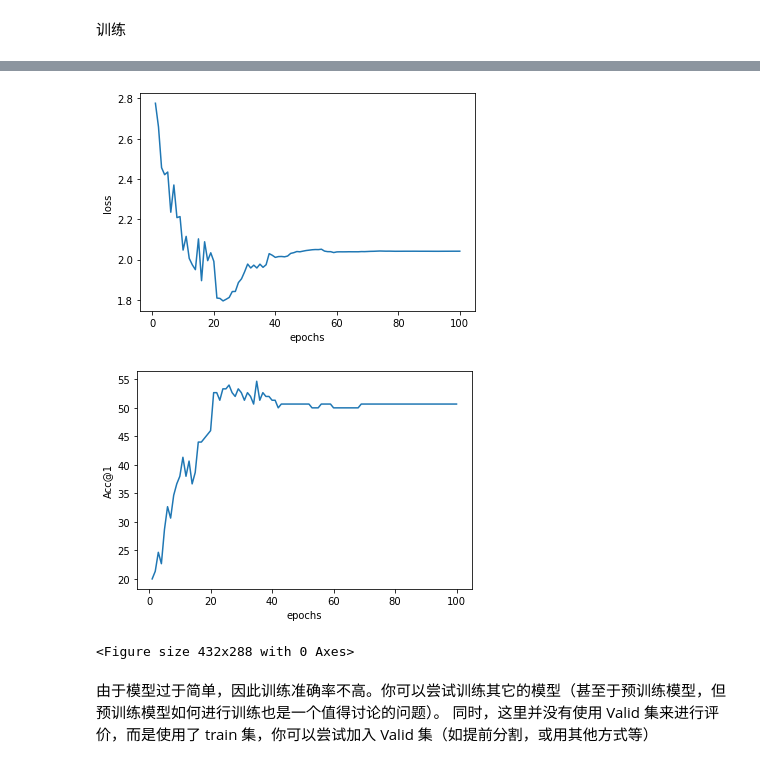
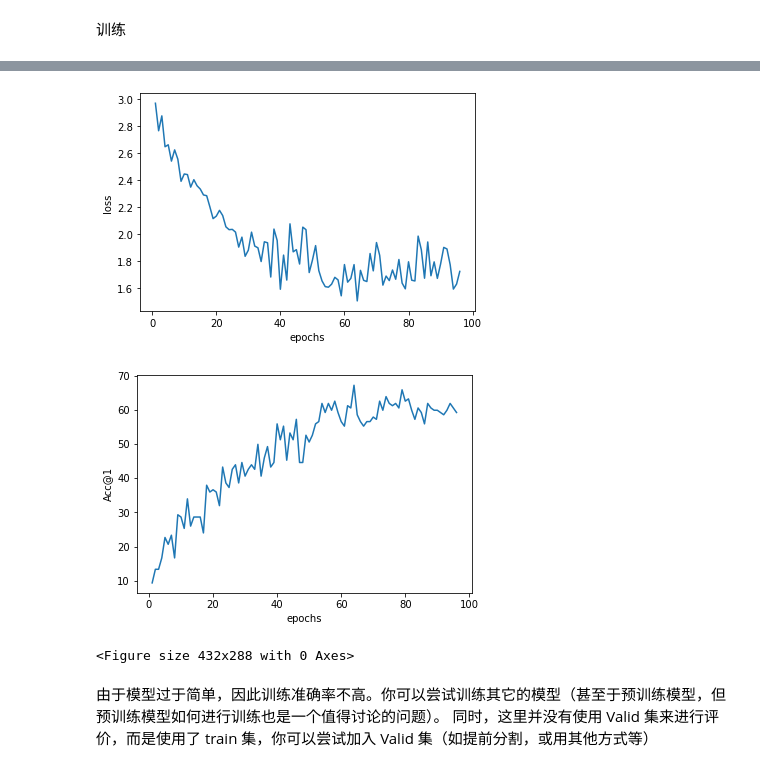
Before and after one commit to NightingaleCen/Animal-Classification, a Jupyter notebook: 动物分类.ipynb, the cells around one changed output, grey strips where cells are left out. Saved outputs shown, nothing was run; the diff lists cells and outputs as text; code cells hidden in the pictures.

```diff
--- a/动物分类.ipynb
+++ b/动物分类.ipynb
@@ -83,17 +92,17 @@ from torch.utils.data import DataLoader, random_split
 data_path = './Animals Dataset' #@param
 batch_size = 32 #@param
 num_workers = 0 #@param
-val_size = 150 #@param
+val_size = 150 #@param #TODO:尝试减小验证集大小至100
 
 train_path = (os.path.join(data_path, 'train'))
 test_path = (os.path.join(data_path, 'test'))
 
 train_dataset = ImageFolder(
     train_path,
-    transform)
+    train_transform)
 test_dataset = AnimalDataset(
     test_path,
-    transform)
+    test_transform)
 train_dataset, val_dataset = random_split(train_dataset, [len(train_dataset) - val_size, val_size])
 # %% [markdown]
 随机挑选16张图片测试数据读入是否顺利
@@ -104,10 +113,10 @@ from torch import randint
 figure = plt.figure(figsize=(10, 10))
 cols, rows = 4, 4
 for i in range(1, cols * rows + 1):
-    sample_idx = randint(len(test_dataset), size=(1,)).item()
-    img, label = test_dataset[sample_idx]
+    sample_idx = randint(len(train_dataset), size=(1,)).item()
+    img, label = train_dataset[sample_idx]
     figure.add_subplot(rows, cols, i)
-    plt.title(label)
+    plt.title(LABEL_MAP[label])
     plt.axis("off")
     img = img.swapaxes(0, 1)
     img = img.swapaxes(1, 2)
@@ -227,11 +201,11 @@ ResNet(
 # %%
 learning_rate = 1e-3  # @param
 # batch_size = 32 #@param 此处貌似在DataLoader部分定义了
-epochs = 100  # @param
+epochs = 200  # @param
 loss_fn = nn.CrossEntropyLoss()
 optimizer = torch.optim.Adam(model.parameters(), lr=learning_rate)
-#scheduler = torch.optim.lr_scheduler.ReduceLROnPlateau(optimizer, mode='min', factor=0.1, patience=5, cooldown=5, min_lr=1e-5)
-scheduler = torch.optim.lr_scheduler.StepLR(optimizer=optimizer, step_size=20, gamma=0.1)
+scheduler = torch.optim.lr_scheduler.ReduceLROnPlateau(optimizer, mode='min', factor=0.1, verbose=True) #TODO:尝试patience=5
+#scheduler = torch.optim.lr_scheduler.StepLR(optimizer=optimizer, step_size=10, gamma=0.1)
 # %% [markdown]
 定义评价指标
 # %%
@@ -305,14 +279,12 @@ for i in range(epochs):
   batch_time.update(time.time() - start)
   start = time.time()
 
-  scheduler.step()
-
   with torch.no_grad():
     for batch, (X, y) in enumerate(val_loader):
       X = X.to(device)
       y = y.to(device)
       pred = model(X)
-      loss = loss_fn(pred, y)
+      val_loss = loss_fn(pred, y)
       if loss.item() < best_loss:
         best_loss = loss.item()
         best_epoch = i
@@ -324,8 +296,9 @@ for i in range(epochs):
       losses.update(loss.item(), X.size(0))
       top1.update(acc1[0], X.size(0))
       top5.update(acc5[0], X.size(0))
+    scheduler.step(val_loss)
 
-  print(f"Epoch:{i + 1}: {batch_time}, {losses}, {top1}, {top5}")
+  print(f"Epoch:{i + 1}: {batch_time}, {losses}, {top1}, {top5}, learning rate {optimizer.state_dict()['param_groups'][0]['lr']}")
   losses.reset()
   top1.reset()
   top5.reset()
@@ -352,20 +325,20 @@ Best Epoch:23, loss: 1.7948211431503296, Acc@1: 51.333335876464844, Acc@5: 84.0
 # %%
 import numpy as np
-plt.plot(np.arange(1, epochs+1), loss_history)
+plt.plot(np.arange(1, 97), loss_history)
 plt.xlabel("epochs")
 plt.ylabel("loss")
 #plt.savefig("loss.png")
 plt.show()
 plt.clf()
-plt.plot(np.arange(1, epochs+1), [i.item() for i in top1_history])
+plt.plot(np.arange(1, 97), [i.item() for i in top1_history])
 plt.xlabel("epochs")
 plt.ylabel("Acc@1")
 #plt.savefig("Acc.png")
 plt.show()
 plt.clf()
 # %% [output]
-[figure, old version]
+[figure, new version]
-[figure, old version]
+[figure, new version]
 <Figure size 432x288 with 0 Axes>
 # %% [markdown]
 由于模型过于简单，因此训练准确率不高。你可以尝试训练其它的模型（甚至于预训练模型，但预训练模型如何进行训练也是一个值得讨论的问题）。
```
Also changed, not shown: parts of 9 cells of this notebook, 1 other file.
